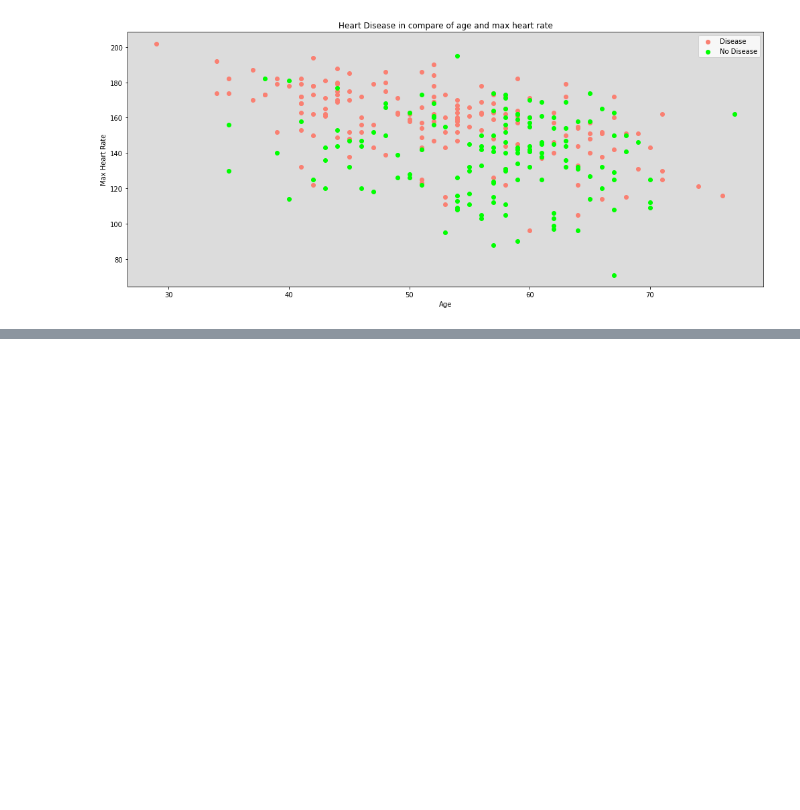
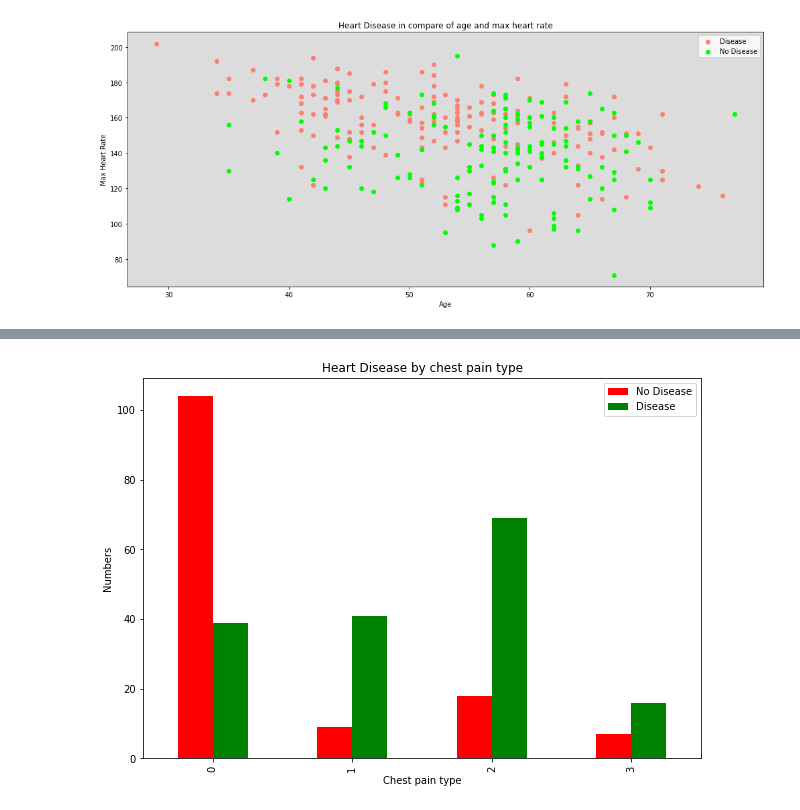
Before and after one commit to kevalsakhiya/machine-learning, a Jupyter notebook: classifications/heart_diseace_classsification-1.ipynb, the cells around one changed output, grey strips where cells are left out. Saved outputs shown, nothing was run; the diff lists cells and outputs as text; code cells hidden in the pictures; blank space fills up the shorter version.

```diff
--- a/classifications/heart_diseace_classsification-1.ipynb
+++ b/classifications/heart_diseace_classsification-1.ipynb
@@ -141,0 +158,12 @@ plt.show()
+# %%
+pd.crosstab(heart_diseace['cp'], heart_diseace['target']).plot(kind='bar',
+                                                               figsize=(10,7),
+                                                               color=['red','green']
+)
+plt.title('Heart Disease by chest pain type')
+plt.xlabel('Chest pain type')
+plt.ylabel('Numbers')
+plt.legend(['No Disease', 'Disease'])
+plt.show()
+# %% [output]
+[figure, added]
```
Also changed, not shown: parts of 9 cells of this notebook.
